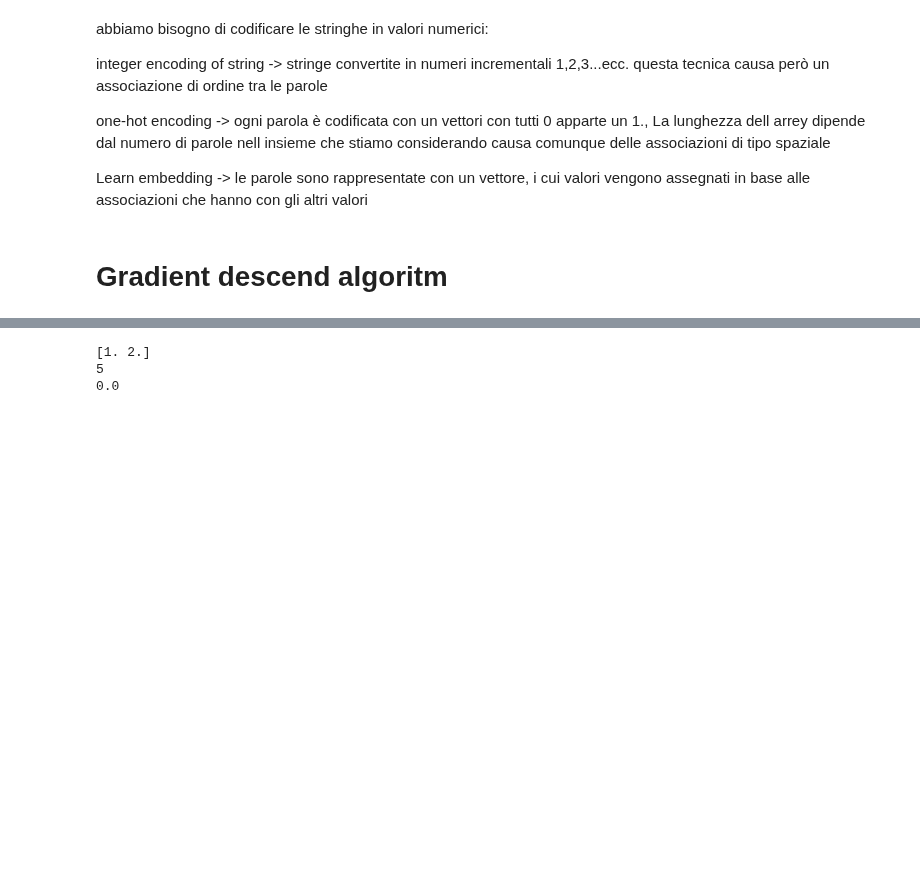
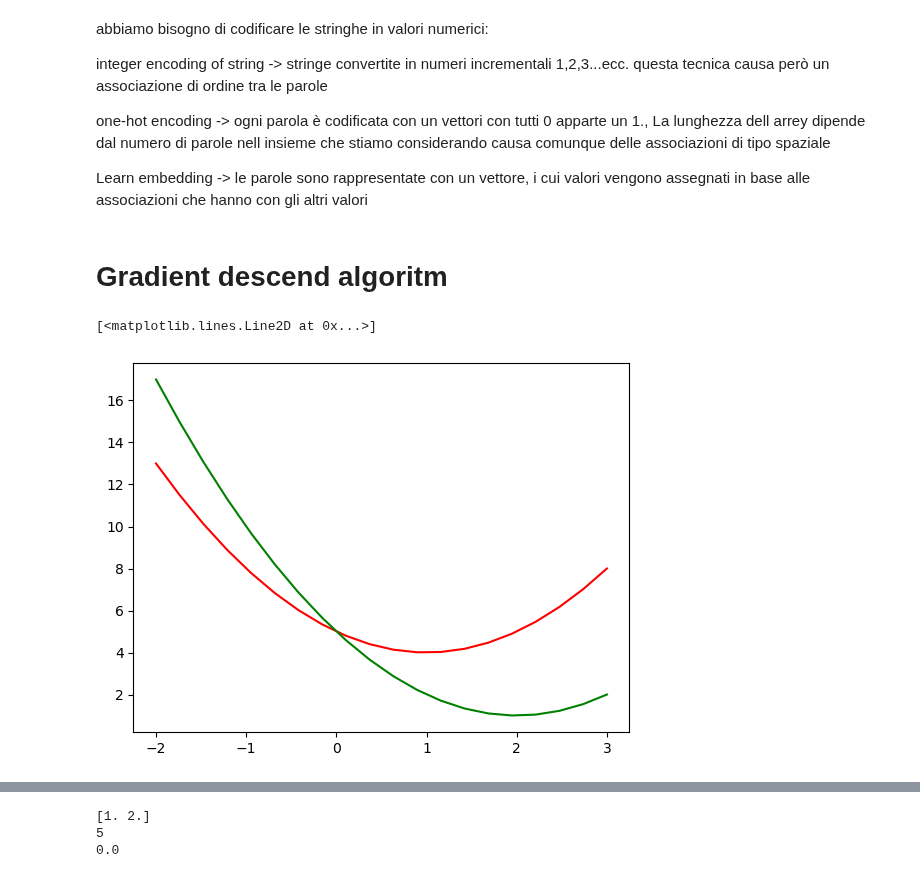
Before and after one commit to SonOfGillas/Satistical_and_Mathematical_Methods_for_machine_learning, a Jupyter notebook: lesson-3.ipynb, the cells around one changed output, grey strips where cells are left out. Saved outputs shown, nothing was run; the diff lists cells and outputs as text; code cells hidden in the pictures; blank space fills up the shorter version.

```diff
--- a/lesson-3.ipynb
+++ b/lesson-3.ipynb
@@ -93,6 +93,17 @@ def GD(l, grad_l, theta_0, eta, maxit):
         theta = theta_0 - eta * grad_l(theta)
         theta_0 = theta
     return theta, k
+# %%
+# visualize how the loss changes when we change each parameter separately
+theta_values = np.linspace(-2, 3, 20)
+loss_theta_1_change = [l(np.array([theta1, 0])) for theta1 in theta_values]
+loss_theta_2_change = [l(np.array([0, theta2])) for theta2 in theta_values]
+# Use a valid color string 'r' (red). '-r' is not a valid color value for the color= parameter.
+plt.plot(theta_values, loss_theta_1_change, color='r')
+plt.plot(theta_values, loss_theta_2_change, color='g')
+# %% [output]
+[<matplotlib.lines.Line2D at 0x...>]
+[figure, added]
 # %%
 # Test the algorithm
 # Cosi troviamo i valori che danno il numero minimo con la funzione?
```
Also changed, not shown: parts of 8 cells of this notebook.
